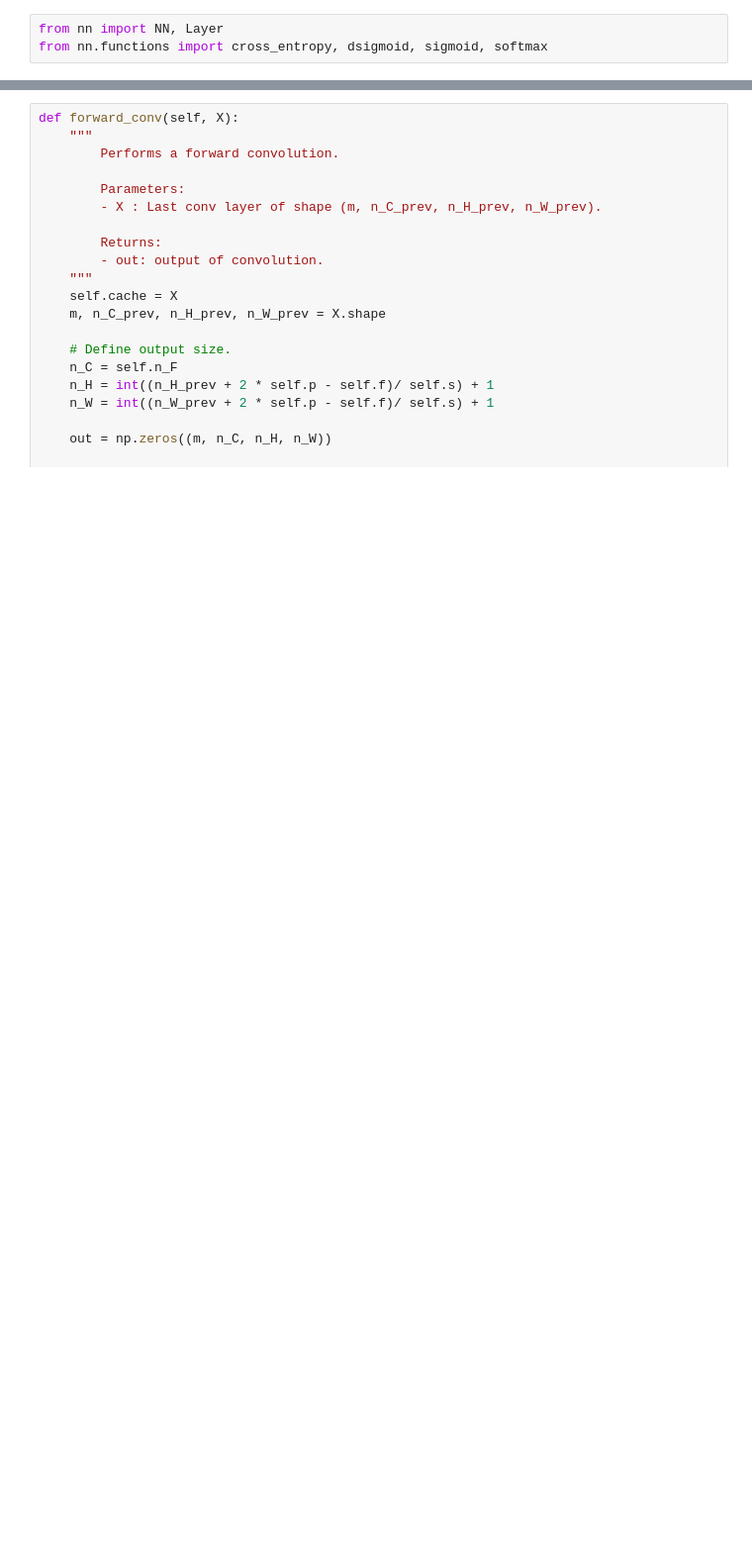
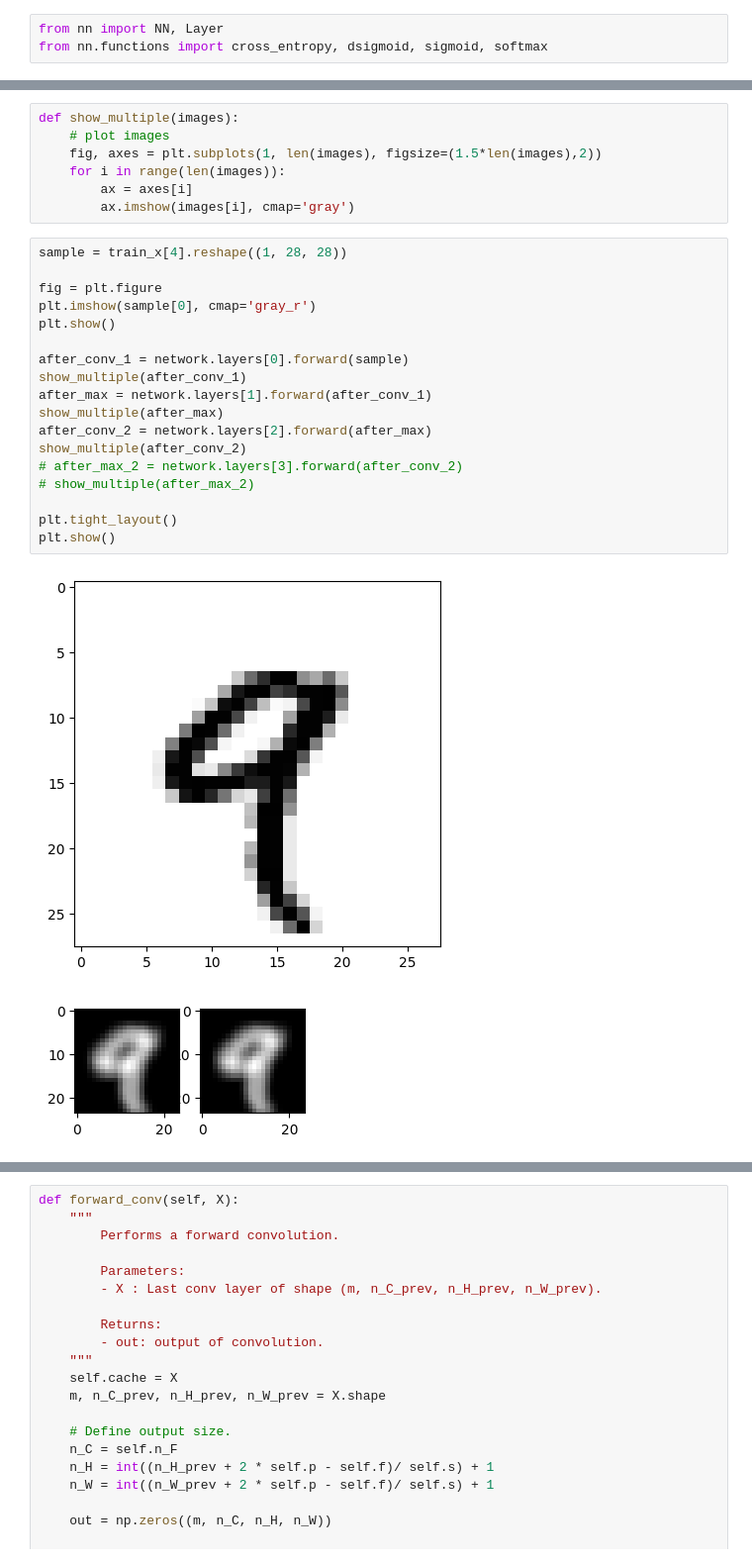
Before and after one commit to Papr1ka/nns, a Jupyter notebook: 6/6.ipynb, the cells around one changed output, grey strips where cells are left out. Shown: that part at 99% size. Cells and saved outputs as stored; diff of their text form; blank space fills up the shorter version.

```diff
--- a/6/6.ipynb
+++ b/6/6.ipynb
@@ -596,0 +475,28 @@ KeyboardInterrupt:
+# %%
+def show_multiple(images):
+    # plot images
+    fig, axes = plt.subplots(1, len(images), figsize=(1.5*len(images),2))
+    for i in range(len(images)):
+        ax = axes[i]
+        ax.imshow(images[i], cmap='gray')
+# %%
+sample = train_x[4].reshape((1, 28, 28))
+
+fig = plt.figure
+plt.imshow(sample[0], cmap='gray_r')
+plt.show()
+
+after_conv_1 = network.layers[0].forward(sample)
+show_multiple(after_conv_1)
+after_max = network.layers[1].forward(after_conv_1)
+show_multiple(after_max)
+after_conv_2 = network.layers[2].forward(after_max)
+show_multiple(after_conv_2)
+# after_max_2 = network.layers[3].forward(after_conv_2)
+# show_multiple(after_max_2)
+
+plt.tight_layout()
+plt.show()
+# %% [output]
+[figure, added]
+[figure, added]
```
Also changed, not shown: parts of 39 cells of this notebook, 1 other file.
